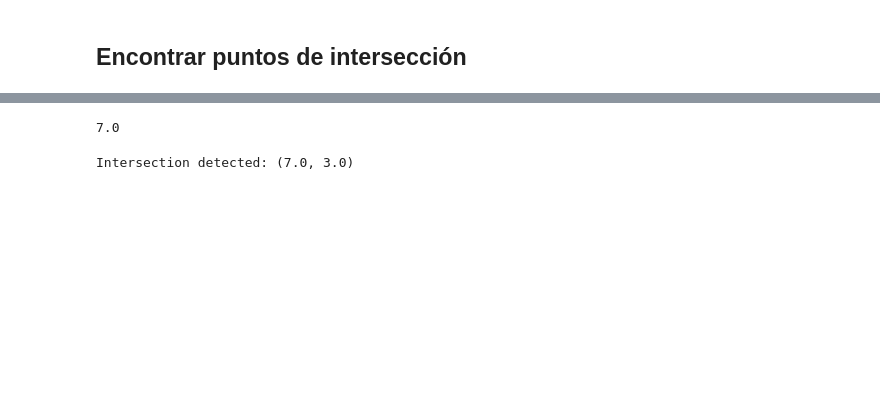
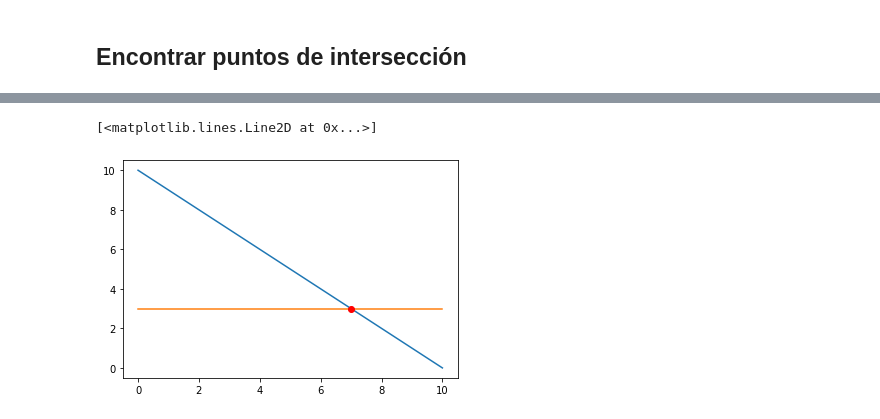
Before and after one commit to Frany-oss/Trabajo-Final-Algebra-Lineal, a Jupyter notebook: LinearProgramming.ipynb, the cells around one changed output, grey strips where cells are left out. Saved outputs shown, nothing was run; the diff lists cells and outputs as text; code cells hidden in the pictures; blank space fills up the shorter version.

```diff
--- a/LinearProgramming.ipynb
+++ b/LinearProgramming.ipynb
@@ -57,33 +41,18 @@ def inter(ine1,ine2,r1,r2):
-# %%
-inter(i[0],i[1],ir[0],ir[1])
-# %% [output]
-7.0
 # %%
-from __future__ import division
-
-def line(p1, p2):
-    A = (p1[1] - p2[1])
-    B = (p2[0] - p1[0])
-    C = (p1[0]*p2[1] - p2[0]*p1[1])
-    return A, B, -C
-
-def intersection(L1, L2):
+def intersection(L1, L2, R1, R2):
     D  = L1[0] * L2[1] - L1[1] * L2[0]
-    Dx = L1[2] * L2[1] - L1[1] * L2[2]
-    Dy = L1[0] * L2[2] - L1[2] * L2[0]
+    Dx = R1 * L2[1] - L1[1] * R2
+    Dy = L1[0] * R2 - R1 * L2[0]
     if D != 0:
         x = Dx / D
         y = Dy / D
         return x,y
     else:
         return False
-L1 = line([0, 10], [10, 0])
-L2 = line([0, 3], [20, 3])
-
-R = intersection(L1, L2)
-if R:
-    print("Intersection detected:", R)
-else:
-    print("No single intersection point detected")
-# %% [output]
-Intersection detected: (7.0, 3.0)
+# %%
+graph_inec(i,ir)
+R = intersection([2,2],[0,3],20,9)
+pyplot.plot(R[0],R[1],'ro')
+# %% [output]
+[<matplotlib.lines.Line2D at 0x...>]
+[figure, added]
```
Also changed, not shown: parts of 10 cells of this notebook.
